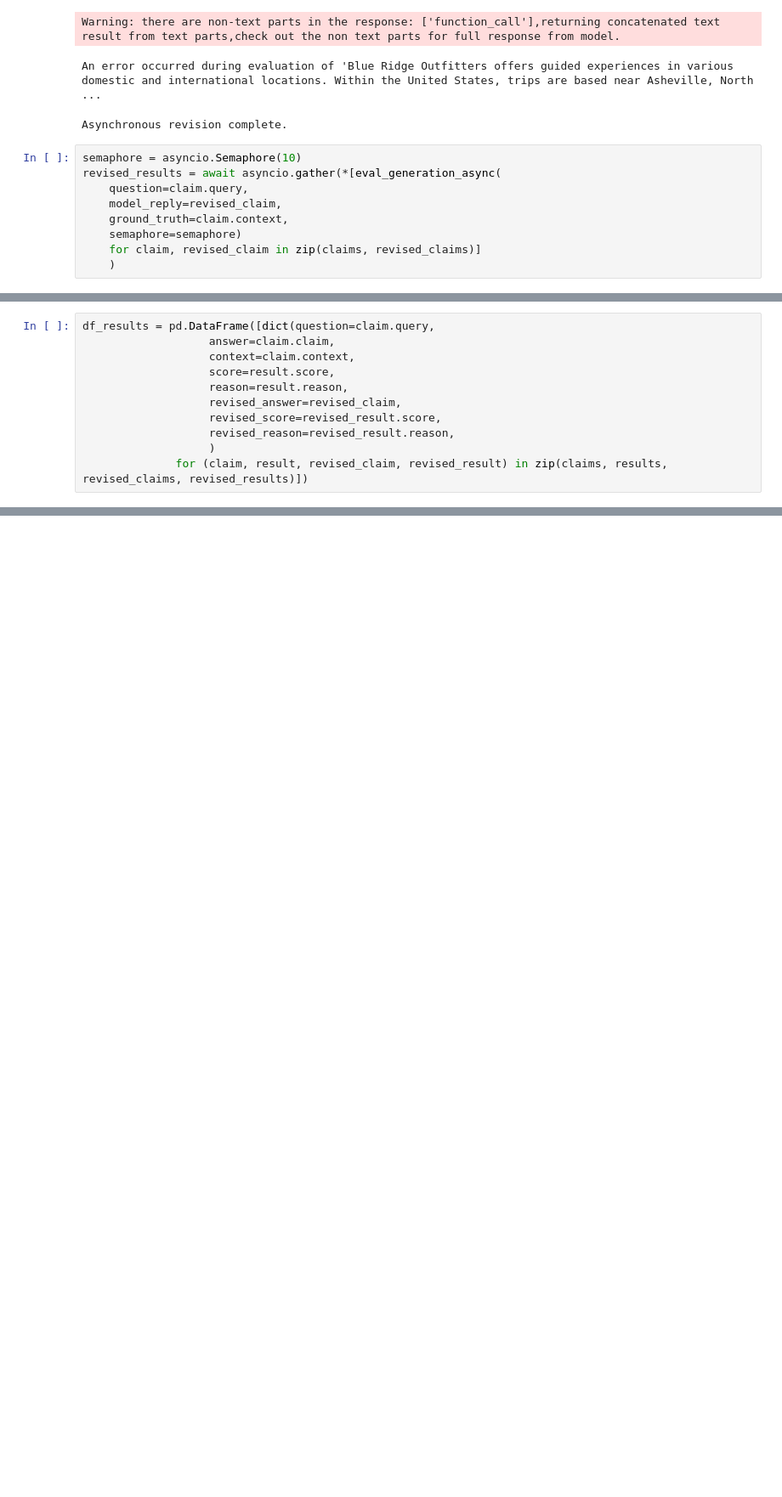
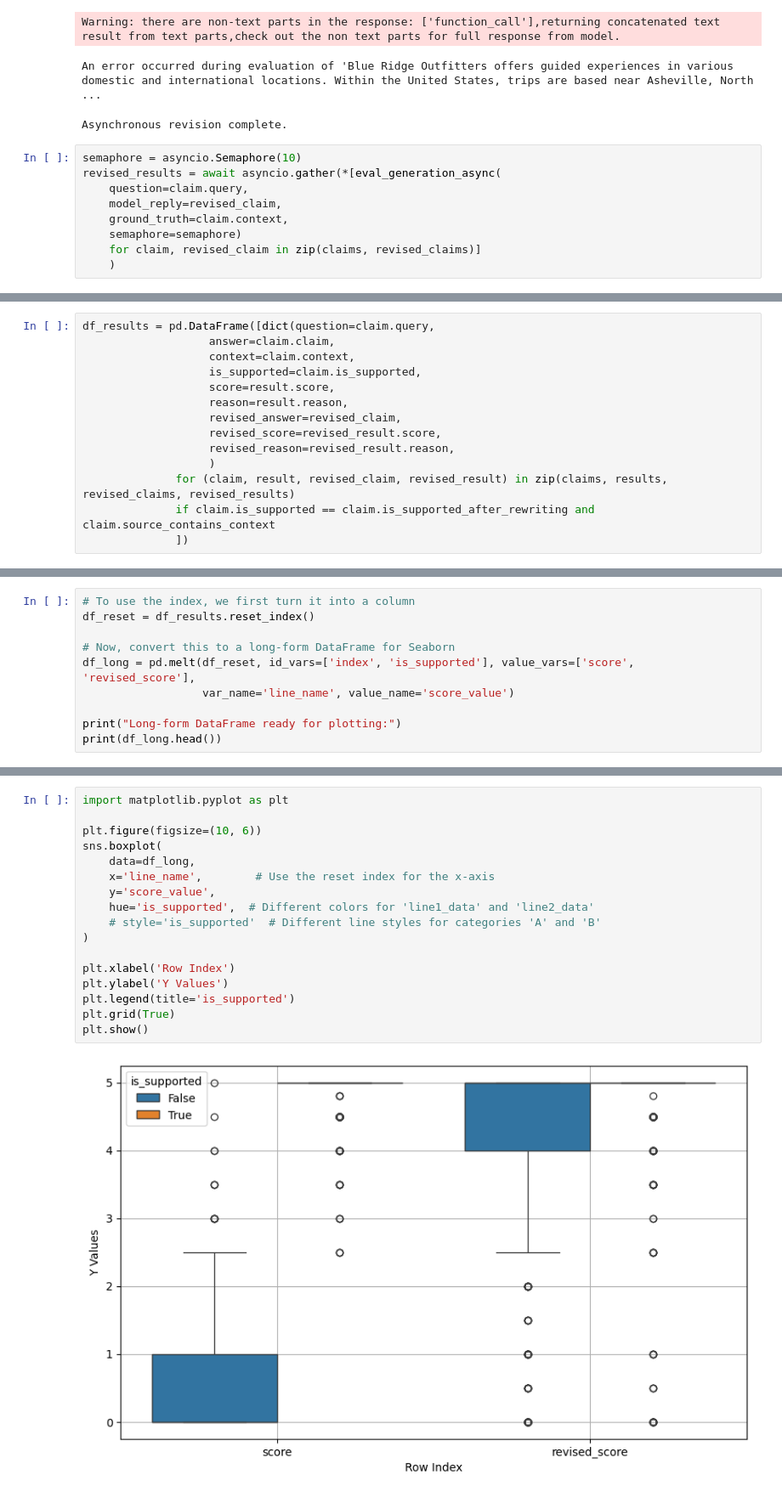
Before and after one commit to ivanmkc/adk-samples, a Jupyter notebook: python/agents/llm-auditor/evaluate_rag_engine_autorater.ipynb, the cells around one changed output, grey strips where cells are left out. Shown: that part at 85% size. Drawn from its saved outputs; the diff is of its cells as text; blank space fills up the shorter version.

```diff
--- a/python/agents/llm-auditor/evaluate_rag_engine_autorater.ipynb
+++ b/python/agents/llm-auditor/evaluate_rag_engine_autorater.ipynb
@@ -442,13 +332,16 @@ revised_results = await asyncio.gather(*[eval_generation_async(
 df_results = pd.DataFrame([dict(question=claim.query,
                    answer=claim.claim,
                    context=claim.context,
+                   is_supported=claim.is_supported,
                    score=result.score,
                    reason=result.reason,
                    revised_answer=revised_claim,
                    revised_score=revised_result.score,
                    revised_reason=revised_result.reason,
                    )
-              for (claim, result, revised_claim, revised_result) in zip(claims, results, revised_claims, revised_results)])
+              for (claim, result, revised_claim, revised_result) in zip(claims, results, revised_claims, revised_results)
+              if claim.is_supported == claim.is_supported_after_rewriting and claim.source_contains_context
+              ])
 # %%
 df_results.head()
 # %% [output]
@@ -476,0 +356,10 @@ Name: count, dtype: int64
+# %%
+# To use the index, we first turn it into a column
+df_reset = df_results.reset_index()
+
+# Now, convert this to a long-form DataFrame for Seaborn
+df_long = pd.melt(df_reset, id_vars=['index', 'is_supported'], value_vars=['score', 'revised_score'],
+                  var_name='line_name', value_name='score_value')
+
+print("Long-form DataFrame ready for plotting:")
+print(df_long.head())
@@ -476,0 +378,19 @@ Name: count, dtype: int64
+# %%
+import matplotlib.pyplot as plt
+
+plt.figure(figsize=(10, 6))
+sns.boxplot(
+    data=df_long,
+    x='line_name',        # Use the reset index for the x-axis
+    y='score_value',
+    hue='is_supported',  # Different colors for 'line1_data' and 'line2_data'
+    # style='is_supported'  # Different line styles for categories 'A' and 'B'
+)
+
+plt.xlabel('Row Index')
+plt.ylabel('Y Values')
+plt.legend(title='is_supported')
+plt.grid(True)
+plt.show()
+# %% [output]
+[figure, added]
```
Also changed, not shown: parts of 31 cells of this notebook, 3 other files.
